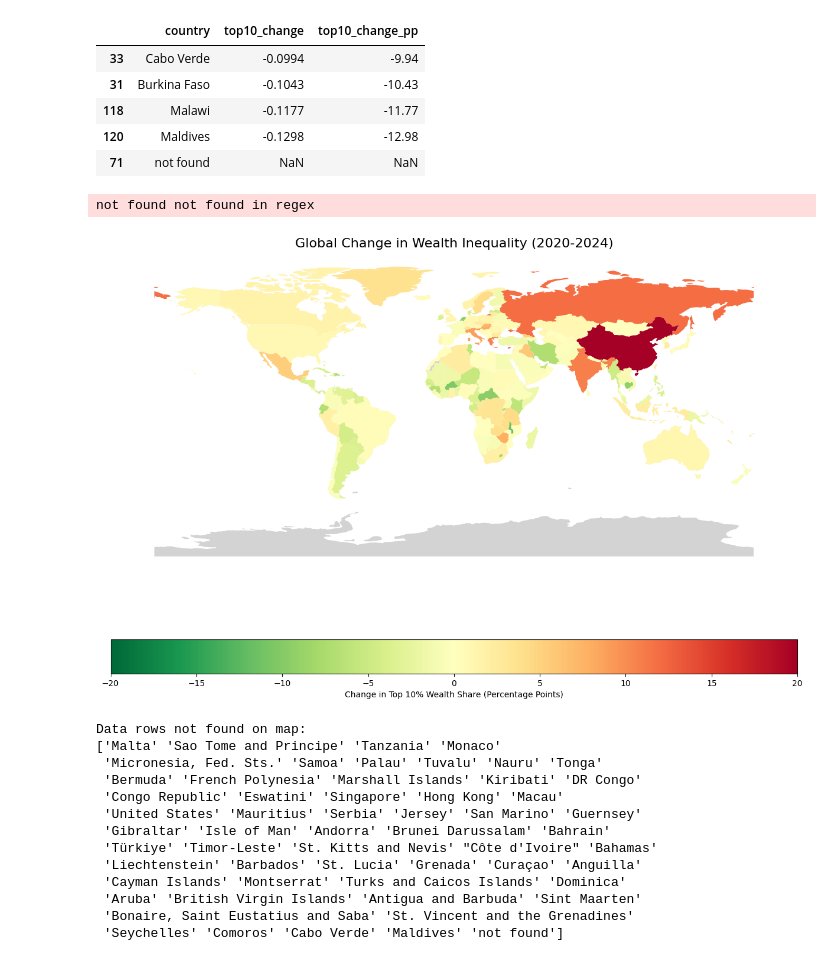
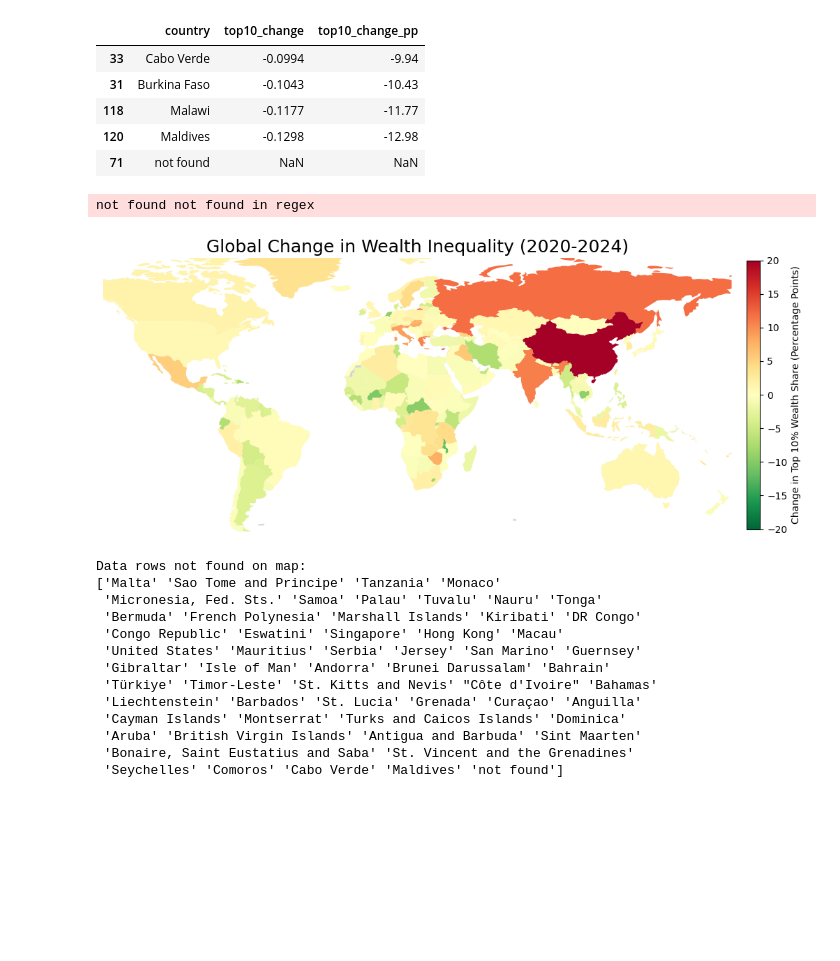
Before and after one commit to sun712k/global-inequality, a Jupyter notebook: global-wealth-inequality.ipynb, the cells around one changed output. Cells and saved outputs as stored; diff of their text form; code cells hidden in the pictures; blank space fills up the shorter version.

```diff
--- a/global-wealth-inequality.ipynb
+++ b/global-wealth-inequality.ipynb
@@ -923,37 +923,49 @@ import country_converter as coco
 url = "https://naciscdn.org/naturalearth/110m/cultural/ne_110m_admin_0_countries.zip"
 world = gpd.read_file(url)
 
-# 2. Merge your data with the map
-# Standardize names in the map
+# 2. Remove Antarctica
+world = world[world['ADMIN'] != 'Antarctica']
+
+# 3. Merge your data with the map
 world['iso3'] = coco.convert(names=world['ADMIN'], to='ISO3')
 top_change['iso3'] = coco.convert(names=top_change['country'], to='ISO3')
 # Merge on the ISO3 codes instead of names
 world_merged = world.merge(top_change, on='iso3', how='left')
-
-# 3. Plot the visualization
-fig, ax = plt.subplots(1, 1, figsize=(15, 10))
-
-# Plot missing data in light grey
-world.plot(ax=ax, color='#d3d3d3', edgecolor='white')
-
-# Plot the changes (Inequality Heatmap)
-world_merged.plot(
-    column='top10_change_pp',
-    ax=ax,
-    legend=True,
-    legend_kwds={'label': "Change in Top 10% Wealth Share (Percentage Points)", 'orientation': "horizontal"},
-    cmap='RdYlGn_r',  # Red-Yellow-Green (reversed)
-    vmin=-20,          # Forces center (0) to be neutral
-    vmax=20,           # Match vmin/vmax to keep 0 as the 'middle' color
-    missing_kwds={'color': '#d3d3d3'}
-)
-
-ax.set_title('Global Change in Wealth Inequality (2020-2024)', fontsize=16)
-ax.set_axis_off()
-plt.show()
 # %% [output]
 not found not found in regex
-[figure, removed]
+# %%
+# 4. Plot the visualization
+fig, ax = plt.subplots(1, 1, figsize=(14, 10))
+
+# Plot missing data in light grey
+world.plot(ax=ax, color='#d3d3d3', edgecolor='white')
+
+# Plot the changes (Inequality Heatmap)
+world_merged.plot(
+    column='top10_change_pp',
+    ax=ax,
+    legend=True,
+    cmap='RdYlGn_r',
+    vmin=-20,
+    vmax=20,
+    missing_kwds={'color': '#d3d3d3'},
+    legend_kwds={
+        'label': "Change in Top 10% Wealth Share (Percentage Points)",
+        'orientation': "vertical",
+        'shrink': 0.5,             # control size
+        'pad': 0.02                # spacing
+    }
+)
+# Move legend manually to left side (overlapping map)
+leg = ax.get_legend()
+# Zoom
+ax.set_xlim([-140, 180])
+ax.set_ylim([-55, 80])
+ax.set_title('Global Change in Wealth Inequality (2020-2024)', fontsize=18)
+ax.set_axis_off()
+plt.show()
+# %% [output]
+[figure, added]
 # %%
 # Check which countries in your 'top_change' list didn't make it onto the map
 data_only = top_change[~top_change['country'].isin(world['ADMIN'])]
```
Also changed, not shown: 1 other file.
